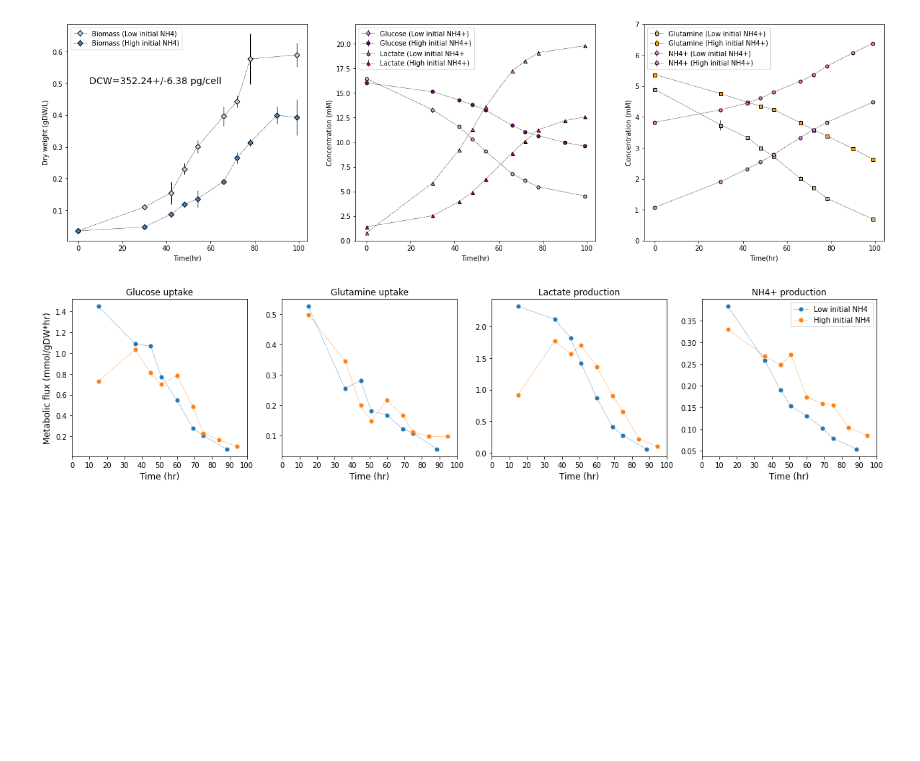
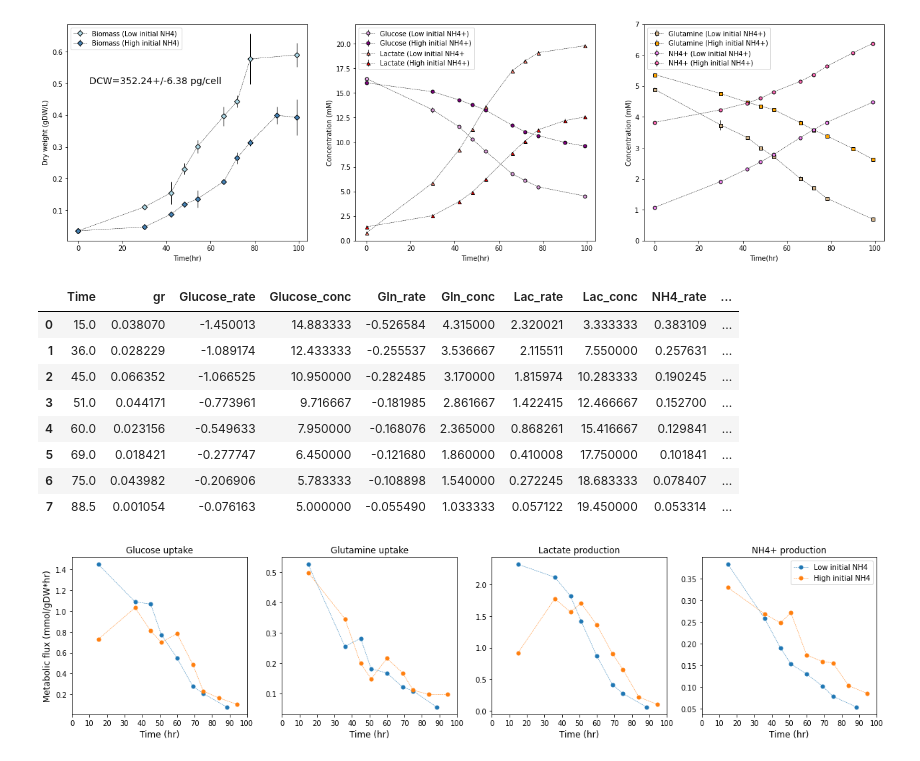
Before and after one commit to SizheQiu/PigGEM2025, a Jupyter notebook: code/CellCulture.ipynb, the cells around one changed output. Drawn from its saved outputs; the diff is of its cells as text; code cells hidden in the pictures; blank space fills up the shorter version.

```diff
--- a/code/CellCulture.ipynb
+++ b/code/CellCulture.ipynb
@@ -116,6 +116,18 @@ approx_high = pd.DataFrame(zip(Ts,grs),columns=['Time','gr'])
 for met in mets:
     approx_high[met+'_rate']=norm_rates( data_high.Biomass_avg, data_high[met+'_avg'], data_high.Time)
     approx_high[met+'_conc']=avg_cons( data_high[met+'_avg'] )
+# %%
+approx_low
+# %% [output]
+|  | Time | gr | Glucose_rate | Glucose_conc | Gln_rate | Gln_conc | Lac_rate | Lac_conc | NH4_rate | ... |
+| 0 | 15.0 | 0.038070 | -1.450013 | 14.883333 | -0.526584 | 4.315000 | 2.320021 | 3.333333 | 0.383109 | ... |
+| 1 | 36.0 | 0.028229 | -1.089174 | 12.433333 | -0.255537 | 3.536667 | 2.115511 | 7.550000 | 0.257631 | ... |
+| 2 | 45.0 | 0.066352 | -1.066525 | 10.950000 | -0.282485 | 3.170000 | 1.815974 | 10.283333 | 0.190245 | ... |
+| 3 | 51.0 | 0.044171 | -0.773961 | 9.716667 | -0.181985 | 2.861667 | 1.422415 | 12.466667 | 0.152700 | ... |
+| 4 | 60.0 | 0.023156 | -0.549633 | 7.950000 | -0.168076 | 2.365000 | 0.868261 | 15.416667 | 0.129841 | ... |
+| 5 | 69.0 | 0.018421 | -0.277747 | 6.450000 | -0.121680 | 1.860000 | 0.410008 | 17.750000 | 0.101841 | ... |
+| 6 | 75.0 | 0.043982 | -0.206906 | 5.783333 | -0.108898 | 1.540000 | 0.272245 | 18.683333 | 0.078407 | ... |
+| 7 | 88.5 | 0.001054 | -0.076163 | 5.000000 | -0.055490 | 1.033333 | 0.057122 | 19.450000 | 0.053314 | ... |
 # %%
 fig, axs = plt.subplots(1,4,figsize=(20,4))
 ynames=['Glucose','Gln','Lac','NH4']
```
Also changed, not shown: parts of 1 cell of this notebook, 9 other files.
